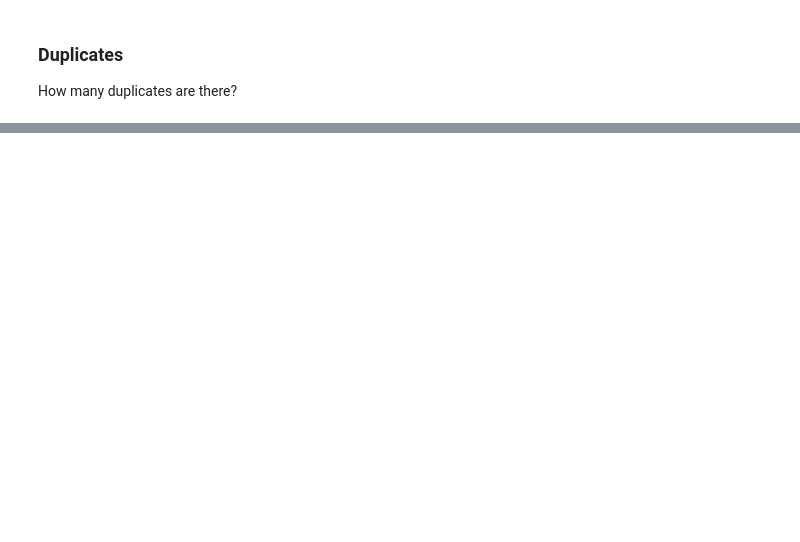
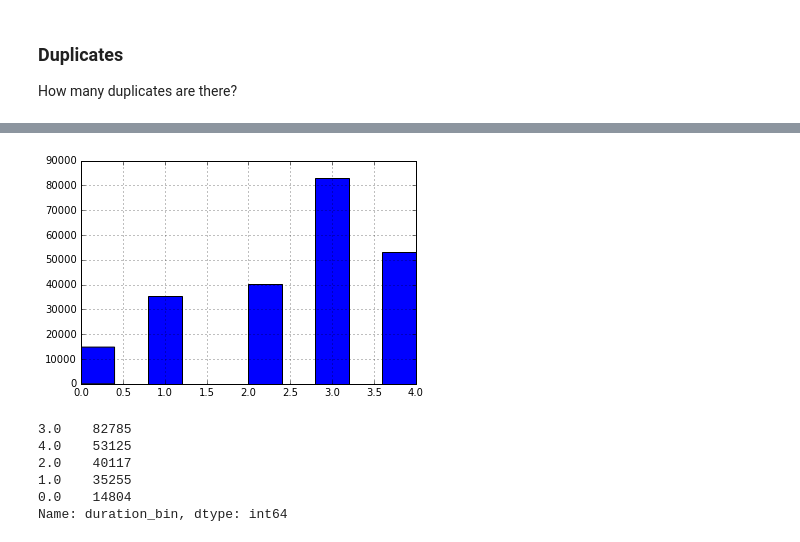
Before and after one commit to luckamolkova/bugs, a Jupyter notebook: src/data_exploration.ipynb, the cells around one changed output, grey strips where cells are left out. Cells and saved outputs as stored; diff of their text form; code cells hidden in the pictures; blank space fills up the shorter version.

```diff
--- a/src/data_exploration.ipynb
+++ b/src/data_exploration.ipynb
@@ -193,0 +232,16 @@ Name: resolution_final, dtype: int64
+# %%
+df['duration_bin'] = pd.cut(df['duration_days'], bins=[0,1,7,30,365,10000], right=True, labels=False)
+#labels=['day','week','month','year','more']
+# %%
+_ = df['duration_bin'].hist()
+# %% [output]
+[figure, added]
+# %%
+df['duration_bin'].value_counts()
+# %% [output]
+3.0    82785
+4.0    53125
+2.0    40117
+1.0    35255
+0.0    14804
+Name: duration_bin, dtype: int64
```
Also changed, not shown: parts of 18 cells of this notebook, 2 other files.
